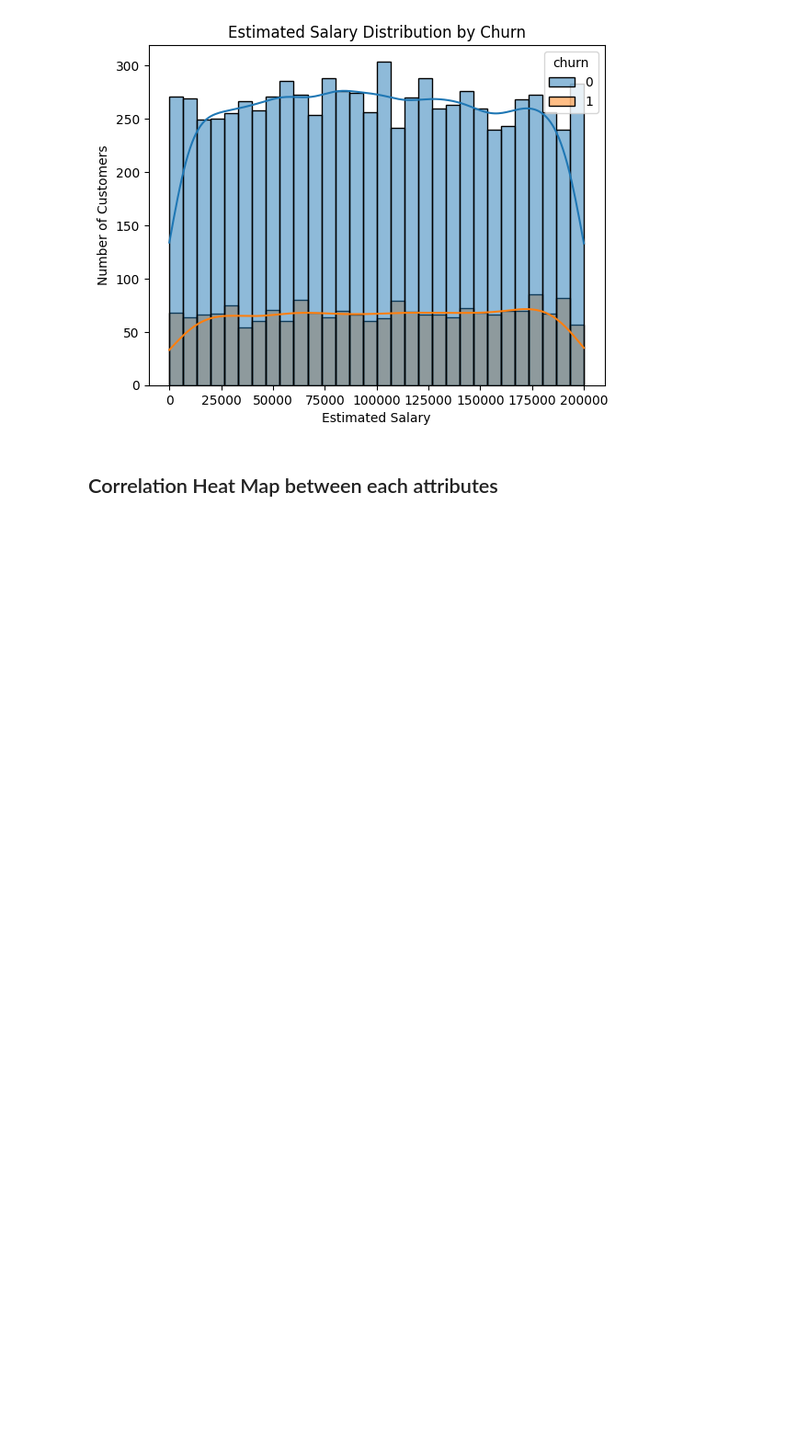
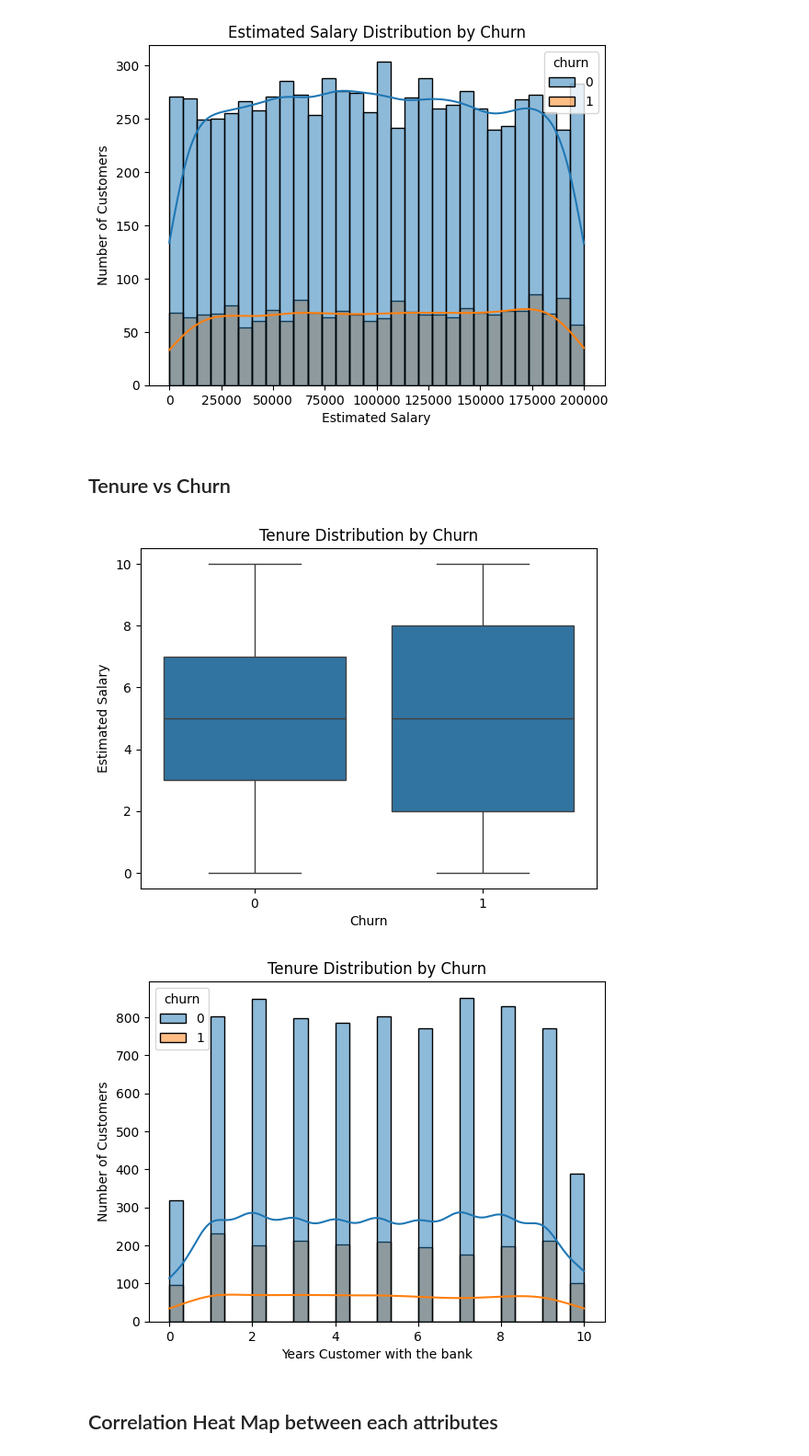
Before and after one commit to EdwardCKB/daily-ds, a Jupyter notebook: deep-learning/capstone_bank_churn.ipynb, the cells around one changed output. Shown at 92% size. Drawn from its saved outputs; the diff is of its cells as text; code cells hidden in the pictures; blank space fills up the shorter version.

```diff
--- a/deep-learning/capstone_bank_churn.ipynb
+++ b/deep-learning/capstone_bank_churn.ipynb
@@ -262,6 +268,31 @@ plt.show()
 # %% [output]
 [figure]
 [figure]
+# %% [markdown]
+## Tenure vs Churn
+# %%
+sns.boxplot(data=df, x="churn", y="tenure")
+
+plt.title("Tenure Distribution by Churn")
+plt.xlabel("Churn")
+plt.ylabel("Estimated Salary")
+plt.show()
+
+sns.histplot(
+    data=df,
+    x="tenure",
+    hue="churn",
+    bins=30,
+    kde=True
+)
+
+plt.title("Tenure Distribution by Churn")
+plt.xlabel("Years Customer with the bank")
+plt.ylabel("Number of Customers")
+plt.show()
+# %% [output]
+[figure, added]
+[figure, added]
 # %% [markdown]
 ## Correlation Heat Map between each attributes
 # %%
```
Also changed, not shown: parts of 8 cells of this notebook.
